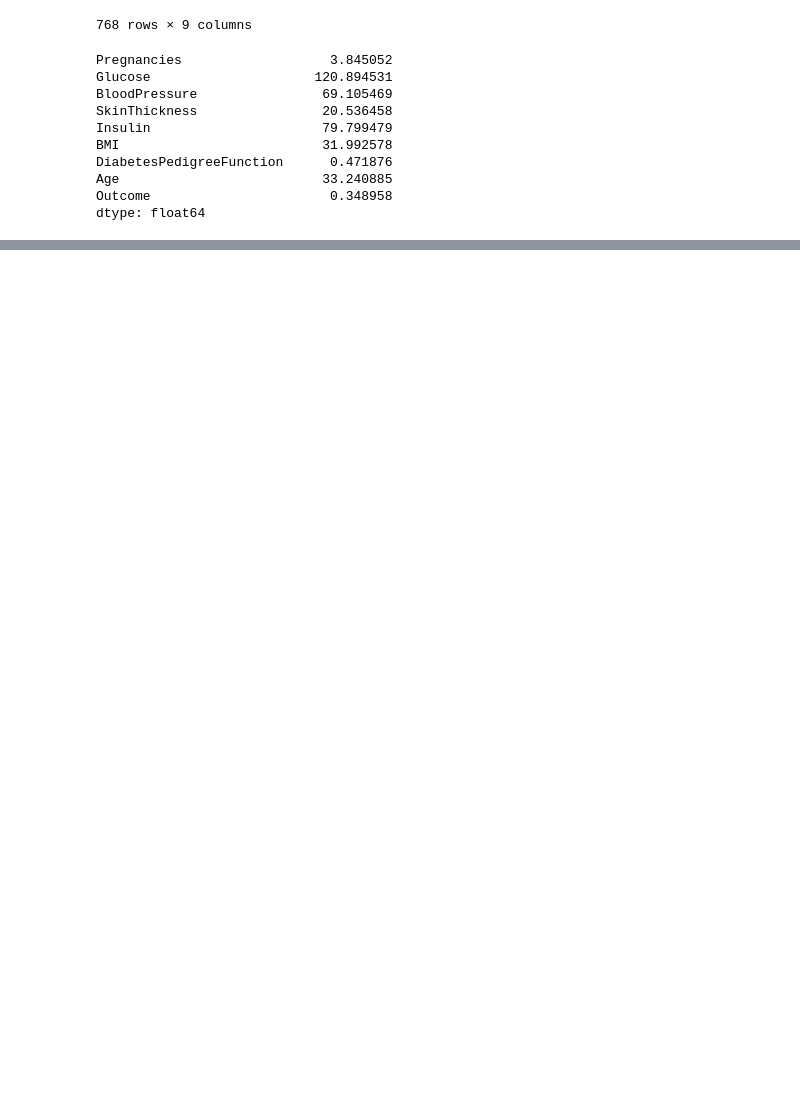
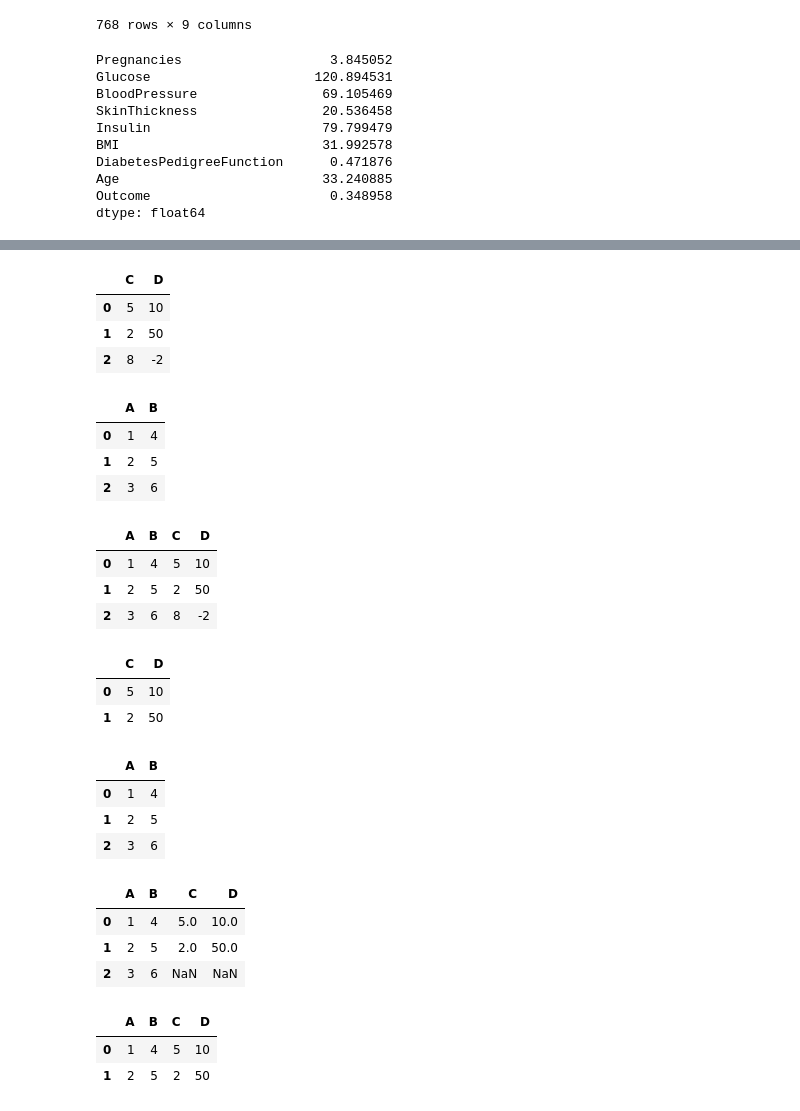
Before and after one commit to ParkHyunsu1110/BigData-Analysis, a Jupyter notebook: 2021-10-06 Pandas.ipynb, the cells around one changed output, grey strips where cells are left out. Drawn from its saved outputs; the diff is of its cells as text; code cells hidden in the pictures; blank space fills up the shorter version.

```diff
--- a/2021-10-06 Pandas.ipynb
+++ b/2021-10-06 Pandas.ipynb
@@ -368,0 +558,2 @@ df.groupby('Outcome').mean()
+# %%
+df1 = pd.DataFrame({'A':[1, 2, 3], 'B':[4, 5, 6]}) # 딕셔너리={키='A' : 밸류=[1, 2, 3]}
@@ -368,0 +584,23 @@ df.groupby('Outcome').mean()
+# %%
+df3 = pd.DataFrame({'C':[5, 2, 8], 'D':[10, 50, -2]})
+# %%
+df3
+# %% [output]
+|  | C | D |
+| 0 | 5 | 10 |
+| 1 | 2 | 50 |
+| 2 | 8 | -2 |
+# %%
+df1
+# %% [output]
+|  | A | B |
+| 0 | 1 | 4 |
+| 1 | 2 | 5 |
+| 2 | 3 | 6 |
+# %%
+pd.concat([df1, df3], axis=1)
+# %% [output]
+|  | A | B | C | D |
+| 0 | 1 | 4 | 5 | 10 |
+| 1 | 2 | 5 | 2 | 50 |
+| 2 | 3 | 6 | 8 | -2 |
@@ -368,0 +609,26 @@ df.groupby('Outcome').mean()
+# %%
+df4
+# %% [output]
+|  | C | D |
+| 0 | 5 | 10 |
+| 1 | 2 | 50 |
+# %%
+df1
+# %% [output]
+|  | A | B |
+| 0 | 1 | 4 |
+| 1 | 2 | 5 |
+| 2 | 3 | 6 |
+# %%
+pd.concat([df1, df4], axis=1) # 외부조인(합집합)
+# %% [output]
+|  | A | B | C | D |
+| 0 | 1 | 4 | 5.0 | 10.0 |
+| 1 | 2 | 5 | 2.0 | 50.0 |
+| 2 | 3 | 6 | NaN | NaN |
+# %%
+pd.concat([df1, df4], axis=1, join='inner') # 내부 조인(교집합)
+# %% [output]
+|  | A | B | C | D |
+| 0 | 1 | 4 | 5 | 10 |
+| 1 | 2 | 5 | 2 | 50 |
```
Also changed, not shown: parts of 45 cells of this notebook.
